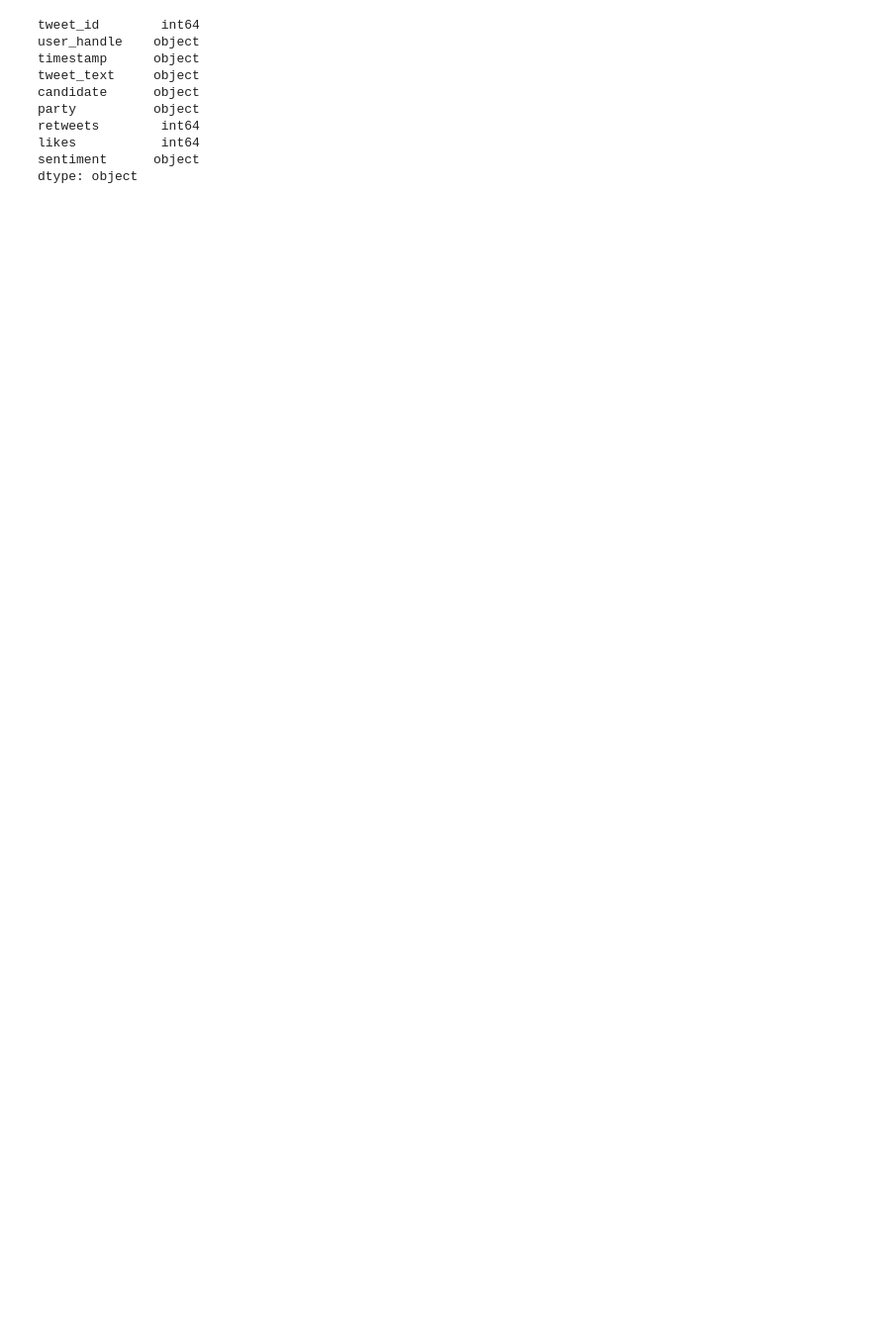
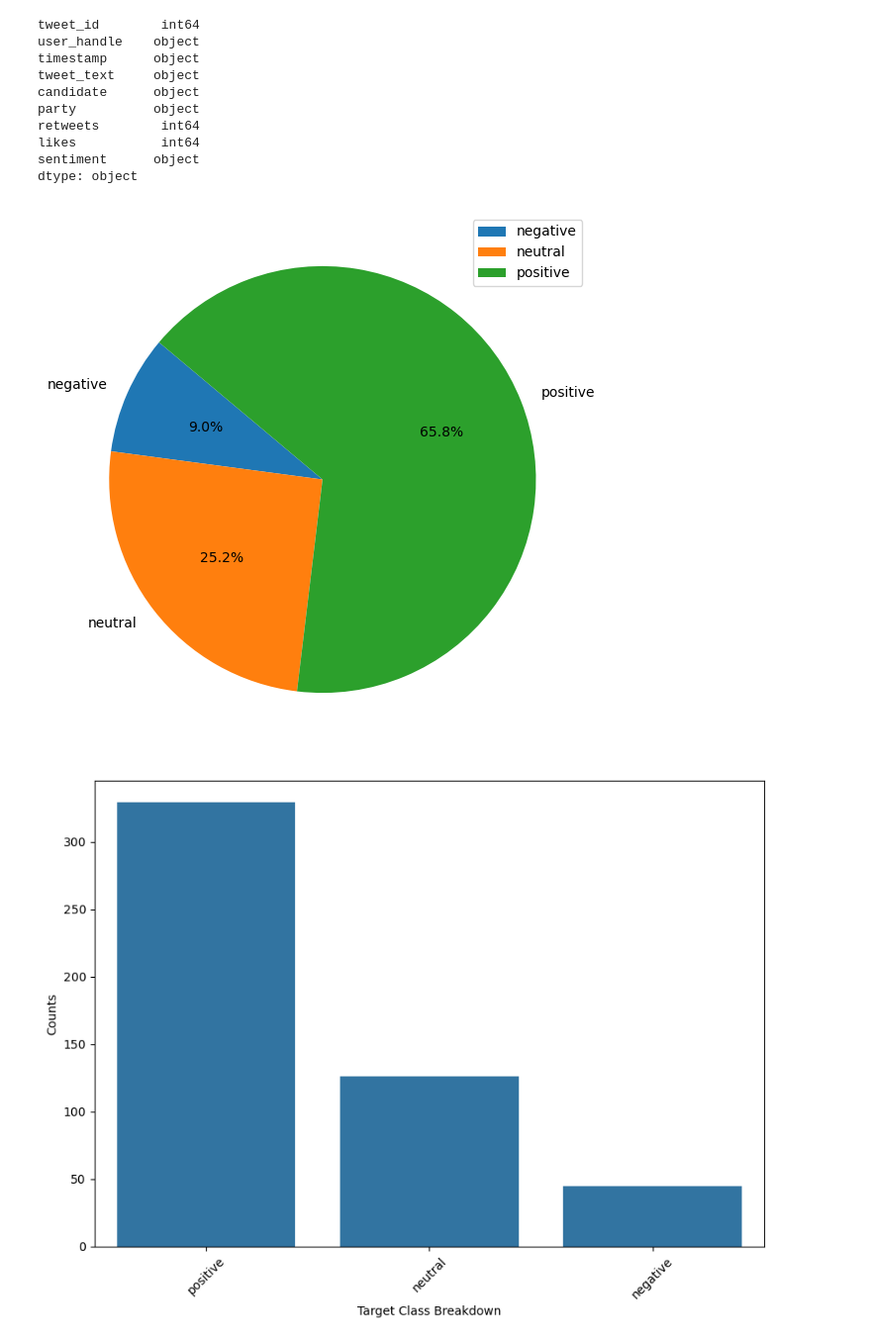
Before and after one commit to MaukanMir/Election-Sentiment-Analysis, a Jupyter notebook: training.ipynb, the cells around one changed output. Shown at 99% size. Cells and saved outputs as stored; diff of their text form; code cells hidden in the pictures; blank space fills up the shorter version.

```diff
--- a/training.ipynb
+++ b/training.ipynb
@@ -199,3 +199,10 @@ retweets        int64
 likes           int64
 sentiment      object
 dtype: object
+# %%
+train['sentiment'] = train['sentiment'].str.strip()
+# %%
+check_class_imbalance(train["sentiment"])
+# %% [output]
+[figure, added]
+[figure, added]
```
